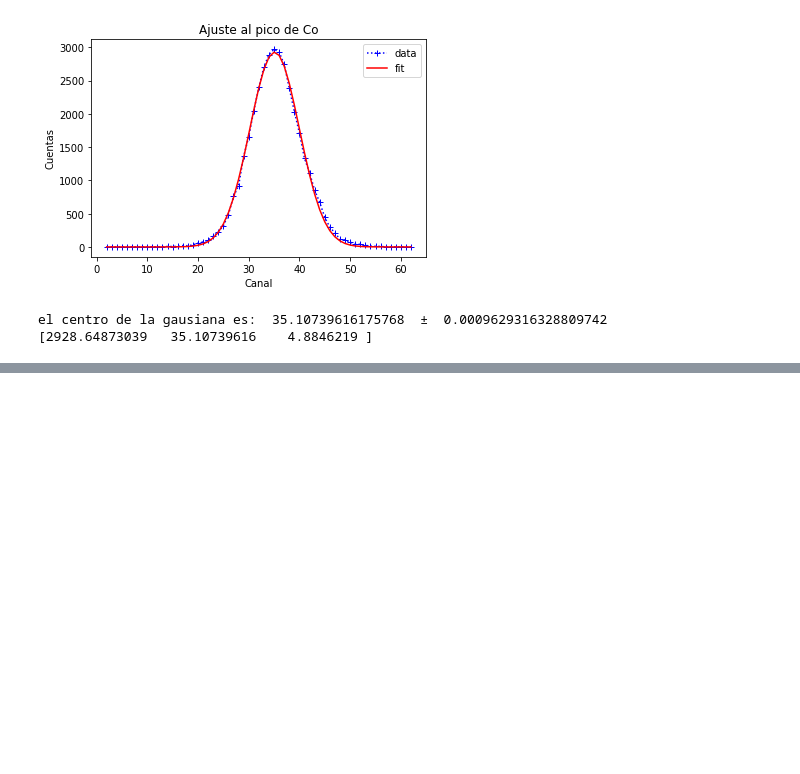
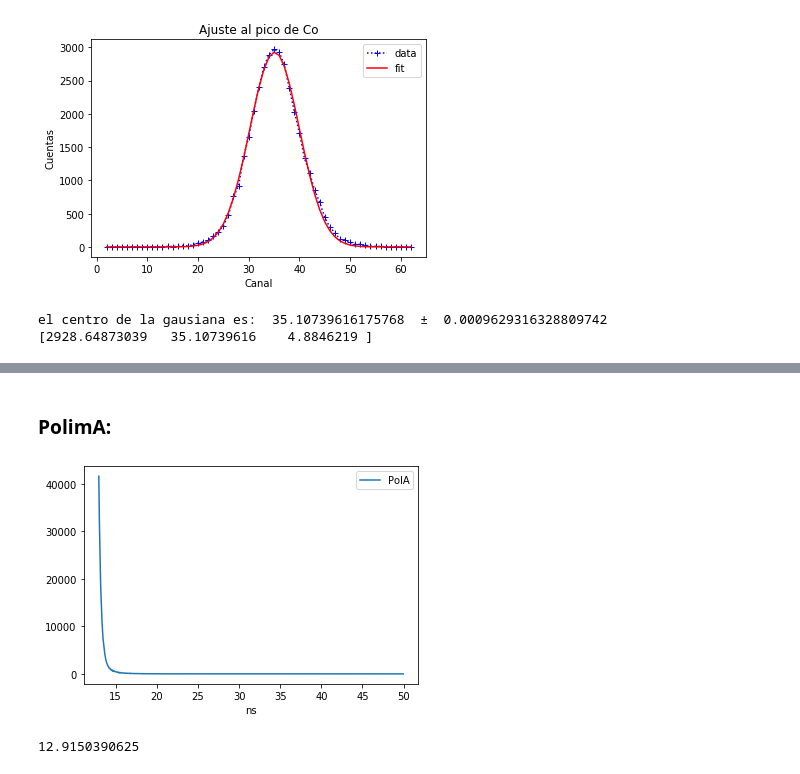
Before and after one commit to monticellifernando/EC2, a Jupyter notebook: 2020/GA/PALS.ipynb, the cells around one changed output, grey strips where cells are left out. Cells and saved outputs as stored; diff of their text form; code cells hidden in the pictures; blank space fills up the shorter version.

```diff
--- a/2020/GA/PALS.ipynb
+++ b/2020/GA/PALS.ipynb
@@ -22,7 +24,7 @@ Co=pd.read_csv("Co.txt",header=0,delim_whitespace=True)
 
 24.4 picosegundos/canal
 # %%
-calibracion=0.0244
+calibracion=0.0244140625
 print(PolA.columns)
 print(PolB.columns)
 print(Co.columns)
@@ -181,0 +119,13 @@ SyntaxError: invalid character in identifier (<ipython-input-14-75c0f0038acc>, l
+# %% [markdown]
+### **PolimA:**
+# %%
+plt.plot(PolA.iloc[529:2046,0],PolA.iloc[529:2046,1],label="PolA")   #a partir de 529 (5 canales de la calibracion)
+plt.legend()
+plt.xlabel("ns")
+plt.show()
+# %% [output]
+[figure, added]
+# %%
+529*0.0244140625
+# %% [output]
+12.9150390625
```
Also changed, not shown: parts of 29 cells of this notebook.
